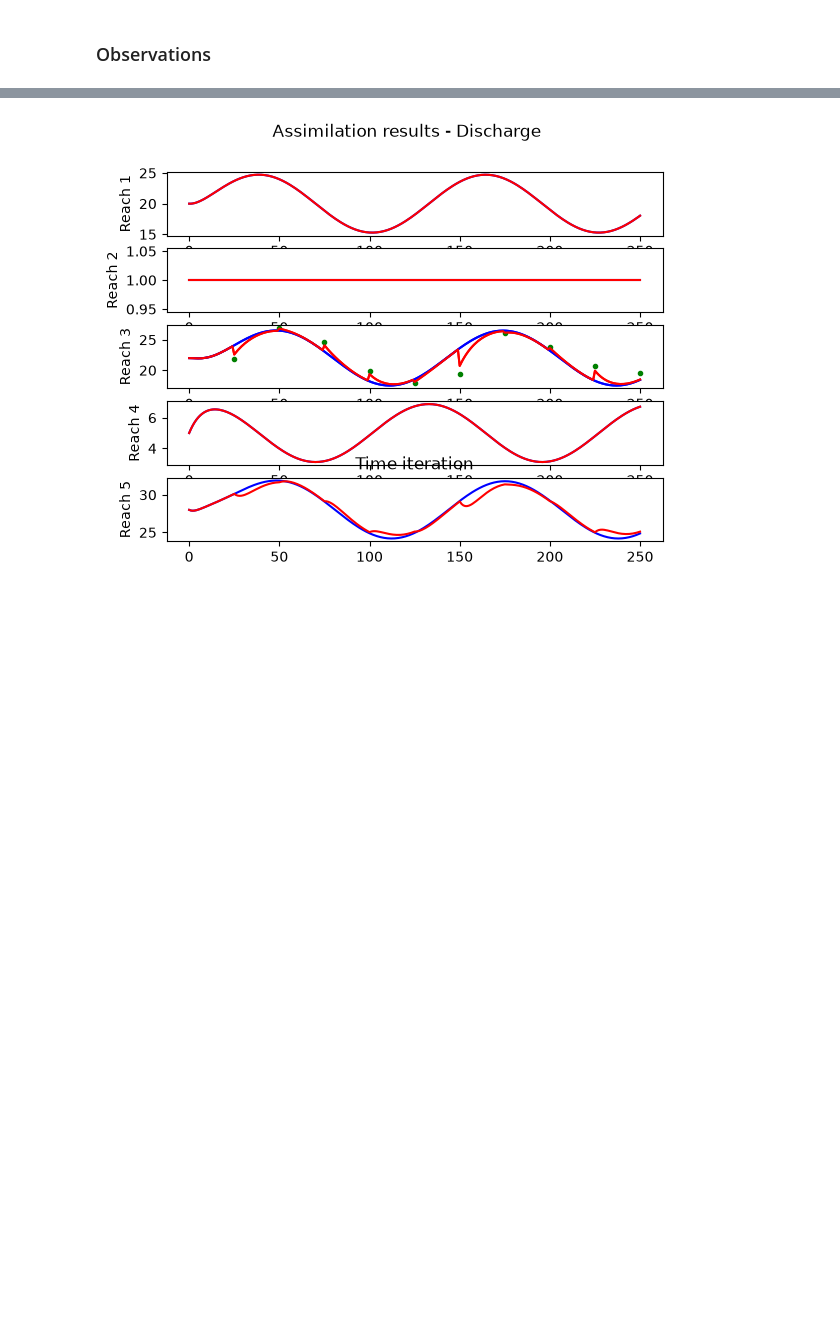
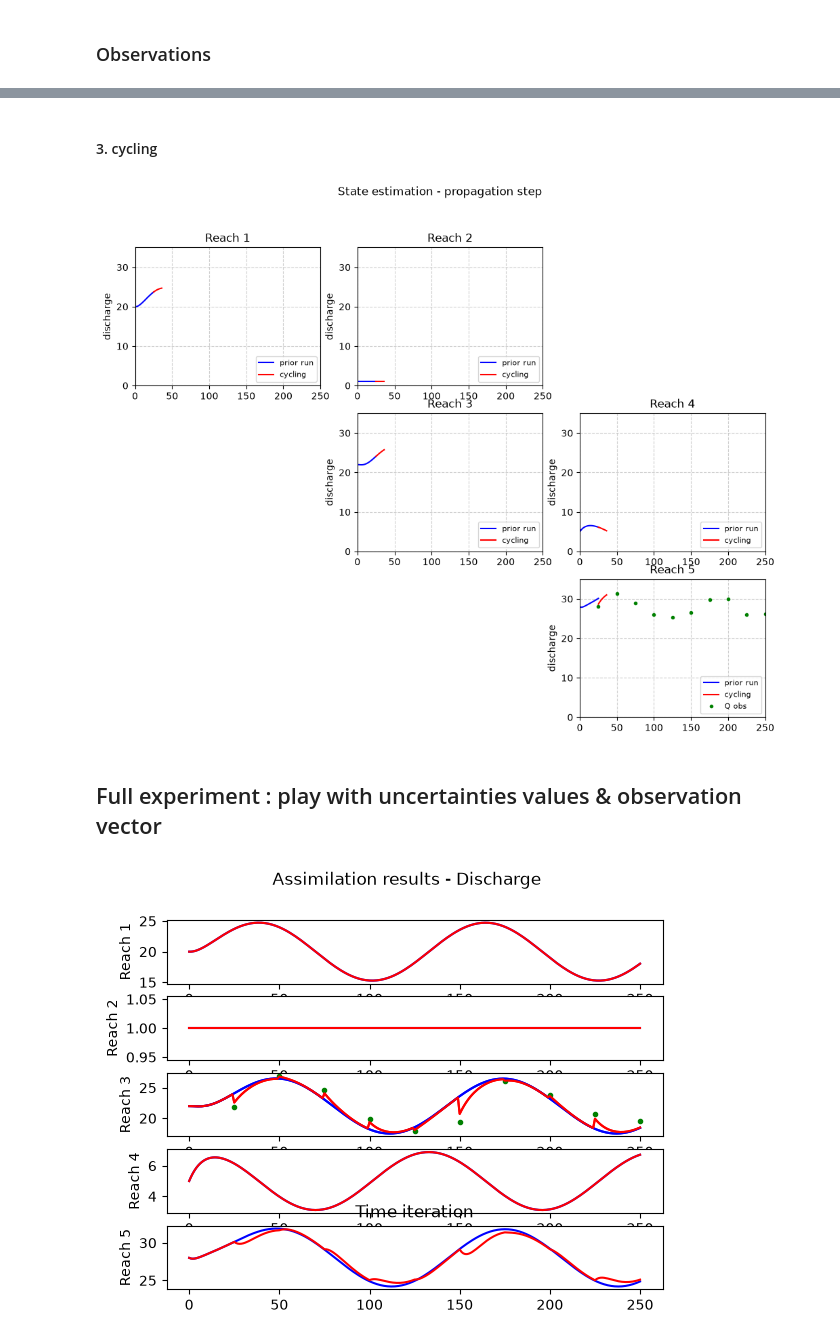
Before and after one commit to ch-m-emery/VSEO-6-Training-Sessions-Data-Assimilation, a Jupyter notebook: introduction_to_data_assimilation.ipynb, the cells around one changed output, grey strips where cells are left out. Saved outputs shown, nothing was run; the diff lists cells and outputs as text; code cells hidden in the pictures; blank space fills up the shorter version.

```diff
--- a/introduction_to_data_assimilation.ipynb
+++ b/introduction_to_data_assimilation.ipynb
@@ -126 +128,9 @@ state_assim = DAExperiment(forward_model=forward_model, dct_obs=dct_obs_3, dct_c
+# %% [markdown]
+#### 3. cycling
+# %%
+state_assim.perform_state_estimation_cycling(xa=xa)
+# %% [output]
+[figure, added]
+# %% [markdown]
+## Full experiment : play with uncertainties values & observation vector
 # %%
```
Also changed, not shown: parts of 10 cells of this notebook.
